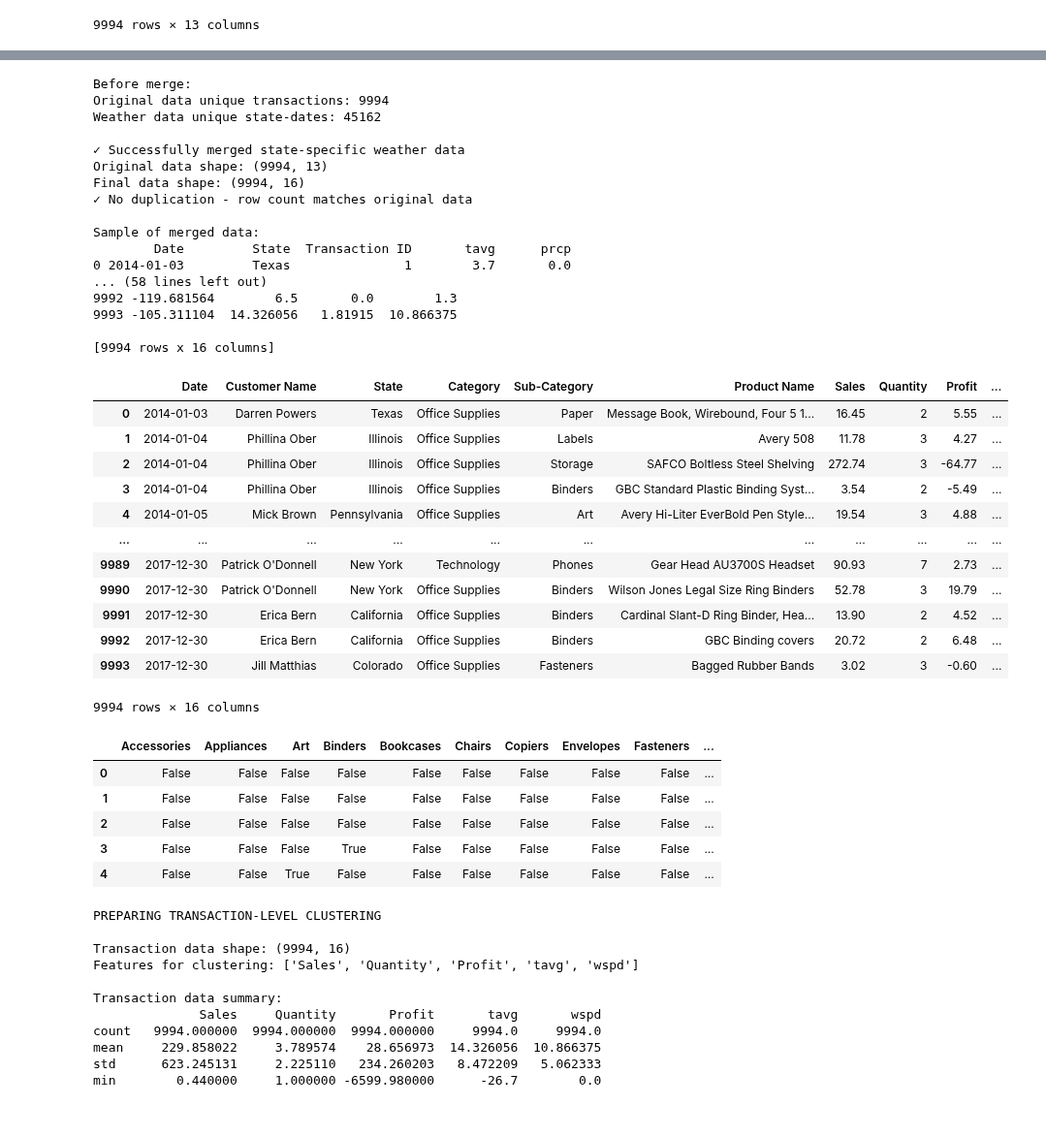
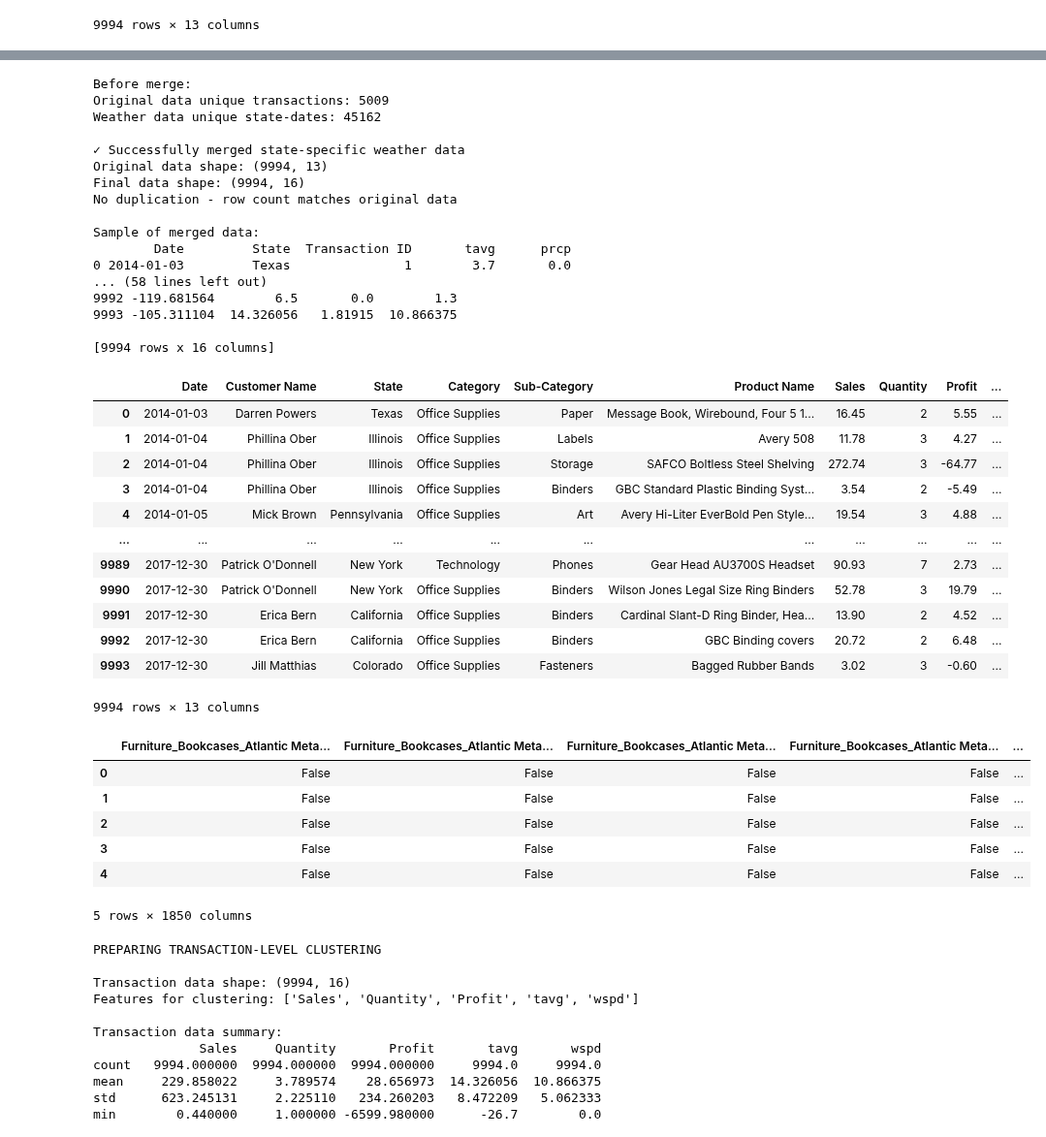
Before and after one commit to MaharLeika18/Data-Mining---Python, a Jupyter notebook: Final_Exam/ClusterAnalysis.ipynb, the cells around one changed output, grey strips where cells are left out. Shown at 97% size. Cells and saved outputs as stored; diff of their text form; code cells hidden in the pictures.

Commit message:
Modified one-hot encoding
Created new col 'Item' to store consolidated product name and performed one-hot encoding on this col. Also cleaned exported csv file.

```diff
--- a/Final_Exam/ClusterAnalysis.ipynb
+++ b/Final_Exam/ClusterAnalysis.ipynb
@@ -38,14 +38,14 @@ Data loaded successfully!
 4  Avery Hi-Liter EverBold Pen Style Fluorescent ...   19.54         3    4.88
 # %%
 # --- Data Preprocessing ---
-# Create id column
-data['Transaction ID'] = data.index + 1
-
 # Convert dates to datetime
 data['Order Date'] = pd.to_datetime(data['Order Date'], format='%d-%m-%Y')
 start = data['Order Date'].min()
 end = data['Order Date'].max()
 print(f"Date range: {start.date()} to {end.date()}")
+
+# Create id column based on Order Date and Cust Name
+data['Transaction ID'] = (data.groupby(['Order Date', 'Customer Name']).ngroup() + 1)
 
 # Convert states to coordinates
 # LOUE NOTE: FULL DISCLAIMER I had chatgpt gen these coords cuz no way am i doing this manually.
@@ -306,13 +342,13 @@ else:
 print(data_with_weather)
 # %% [output]
 Before merge:
-Original data unique transactions: 9994
+Original data unique transactions: 5009
 Weather data unique state-dates: 45162
 
 ✓ Successfully merged state-specific weather data
 Original data shape: (9994, 13)
 Final data shape: (9994, 16)
-✓ No duplication - row count matches original data
+No duplication - row count matches original data
 
 Sample of merged data:
         Date         State  Transaction ID       tavg      prcp
@@ -323,6 +359,9 @@ Sample of merged data:
 
 [9994 rows x 16 columns]
 # %%
+# Drop unnecessary cols
+data_with_weather = data_with_weather.drop(columns=['Coords', 'Latitude', 'Longitude'])
+
 # Export
 data_with_weather.to_csv('retail_data_with_weather.csv', index=False)
 display(data_with_weather)
@@ -339,27 +378,25 @@ display(data_with_weather)
 | 9991 | 2017-12-30 | Erica Bern | California | Office Supplies | Binders | Cardinal Slant-D Ring Binder, Hea... | 13.90 | 2 | 4.52 | ... |
 | 9992 | 2017-12-30 | Erica Bern | California | Office Supplies | Binders | GBC Binding covers | 20.72 | 2 | 6.48 | ... |
 | 9993 | 2017-12-30 | Jill Matthias | Colorado | Office Supplies | Fasteners | Bagged Rubber Bands | 3.02 | 3 | -0.60 | ... |
-9994 rows × 16 columns
+9994 rows × 13 columns
 # %%
 # --- One-hot encode categorical data ---
-# LOUE NOTE: Do this immediately before tha association analysis
-# Or merge df with data because df contains only the one-hot encoded data
-
-transactions = data.groupby('Transaction ID')['Category'].apply(list).values.tolist()
-transactions = data.groupby('Transaction ID')['Sub-Category'].apply(list).values.tolist()
+data['Item'] = data['Category'] + '_' + data['Sub-Category'] + '_' + data['Product Name']
+transactions = data.groupby('Transaction ID')['Item'].apply(list).tolist()
 
 te = TransactionEncoder()
 te_ary = te.fit(transactions).transform(transactions)
 df = pd.DataFrame(te_ary, columns=te.columns_)
 
 df.head()
 # %% [output]
-|  | Accessories | Appliances | Art | Binders | Bookcases | Chairs | Copiers | Envelopes | Fasteners | ... |
-| 0 | False | False | False | False | False | False | False | False | False | ... |
-| 1 | False | False | False | False | False | False | False | False | False | ... |
-| 2 | False | False | False | False | False | False | False | False | False | ... |
-| 3 | False | False | False | True | False | False | False | False | False | ... |
-| 4 | False | False | True | False | False | False | False | False | False | ... |
+|  | Furniture_Bookcases_Atlantic Meta... | Furniture_Bookcases_Atlantic Meta... | Furniture_Bookcases_Atlantic Meta... | Furniture_Bookcases_Atlantic Meta... | ... |
+| 0 | False | False | False | False | ... |
+| 1 | False | False | False | False | ... |
+| 2 | False | False | False | False | ... |
+| 3 | False | False | False | False | ... |
+| 4 | False | False | False | False | ... |
+5 rows × 1850 columns
 # %%
 #  Prepare TRANSACTION-LEVEL Data for Clustering
 print("PREPARING TRANSACTION-LEVEL CLUSTERING \n")
```
Also changed, not shown: parts of 2 cells of this notebook, 2 other files.
